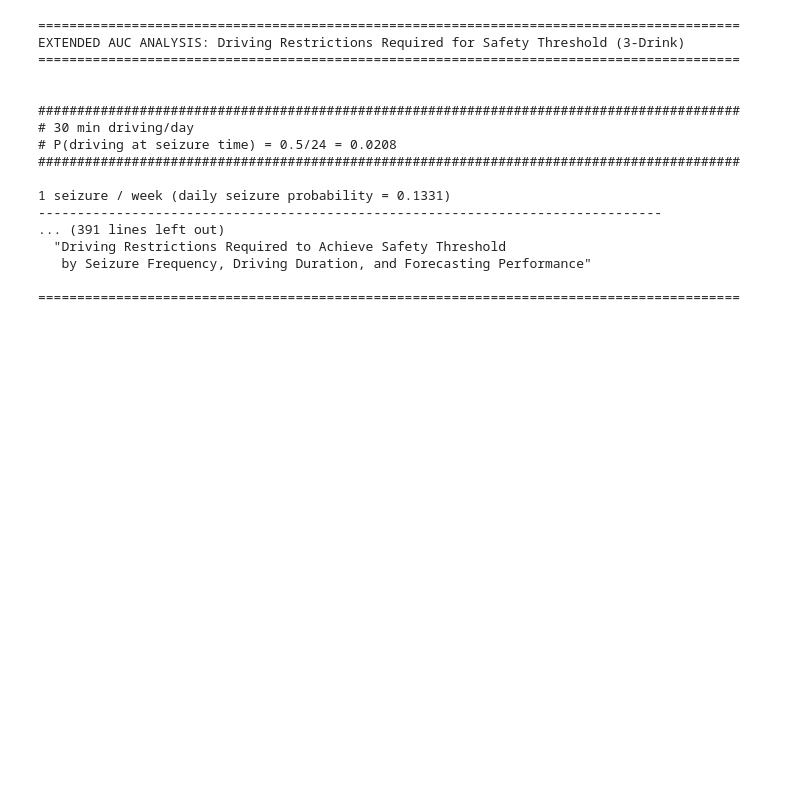
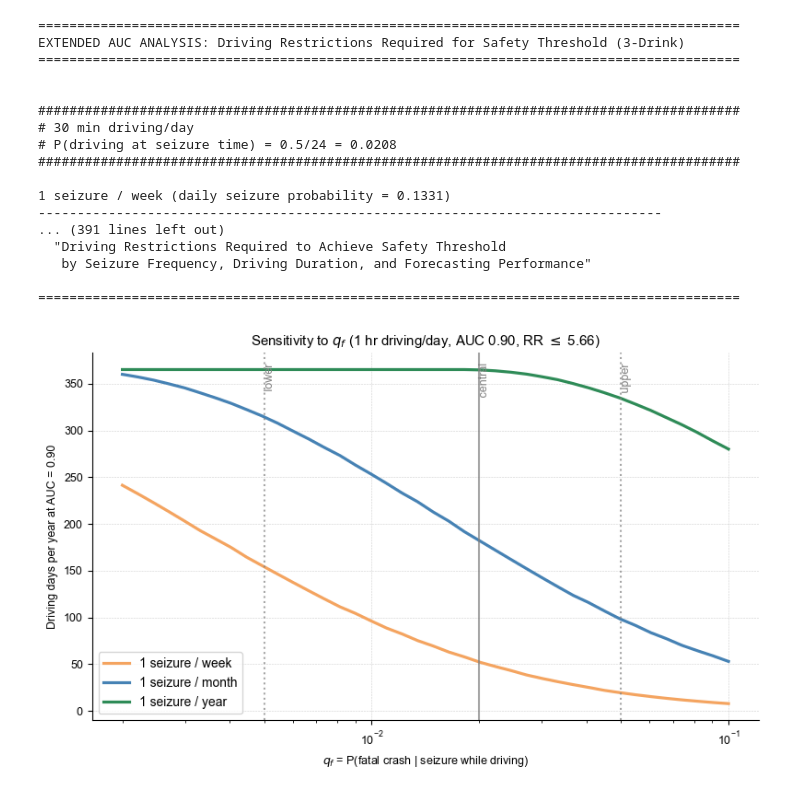
Before and after one commit to bdsp-core/seizure_forecasting_crash_analysis, a Jupyter notebook: crashes_vs_TiW.ipynb, the cells around one changed output. Cells and saved outputs as stored; diff of their text form; code cells hidden in the pictures; blank space fills up the shorter version.

```diff
--- a/crashes_vs_TiW.ipynb
+++ b/crashes_vs_TiW.ipynb
@@ -1398,3 +1030,80 @@ EXTENDED AUC ANALYSIS: Driving Restrictions Required for Safety Threshold (3-Dri
    by Seizure Frequency, Driving Duration, and Forecasting Performance"
 
 ==========================================================================================
+# %%
+# -------------------------------------------------
+# Figure: sensitivity of driving days to q_f (at AUC 0.90, 1 hr/day)
+# q_f = P(fatal crash | seizure while driving) is the most uncertain
+# parameter; we sweep its defensible range [0.005, 0.05].
+# -------------------------------------------------
+import numpy as np
+import matplotlib.pyplot as plt
+from scipy.stats import norm
+
+LAMBDA_F = 4.5e-7
+RR_THRESHOLD = 2**(0.05/0.02)   # BAC 0.05% safety threshold (~5.66x)
+DRIVING_HOURS_QF = 1.0
+
+R_qf = [1/7, 1/30, 1/365]
+R_qf_labels = ['1 seizure / week', '1 seizure / month', '1 seizure / year']
+colors_qf = {
+    '1 seizure / week':  '#F4A460',
+    '1 seizure / month': '#4682B4',
+    '1 seizure / year':  '#2E8B57',
+}
+
+def driving_days_qf(auc, p_seiz, q_f, D=DRIVING_HOURS_QF):
+    m = np.sqrt(2) * norm.ppf(auc)
+    th = np.linspace(-10, 10, 2000)
+    sens = norm.cdf(m - th)
+    fpr = 1 - norm.cdf(th)
+    num = norm.cdf(th - m) * p_seiz
+    den = num + norm.cdf(th) * (1 - p_seiz)
+    p_safe = num / den
+    B = D * LAMBDA_F
+    p_drive = D / 24
+    F_seiz = p_drive * q_f + (1 - p_drive) * B
+    F_safe = p_safe * F_seiz + (1 - p_safe) * B
+    rr = F_safe / B
+    p_warn = sens * p_seiz + fpr * (1 - p_seiz)
+    days_warn = p_warn * 365
+    idx = np.argsort(days_warn)
+    dw, rr, s, f = days_warn[idx], rr[idx], sens[idx], fpr[idx]
+    below = np.where(rr < RR_THRESHOLD)[0]
+    if len(below) == 0:
+        return 0.0
+    k = below[0]
+    pw = s[k] * p_seiz + f[k] * (1 - p_seiz)
+    return (1 - pw) * 365
+
+qf_grid = np.logspace(np.log10(0.002), np.log10(0.10), 40)
+fig, ax = plt.subplots(figsize=(8, 5))
+for r, lab in zip(R_qf, R_qf_labels):
+    p = 1 - np.exp(-r)
+    days = [driving_days_qf(0.90, p, qf) for qf in qf_grid]
+    ax.plot(qf_grid, days, lw=2.3, color=colors_qf[lab], label=lab)
+
+for x, txt in [(0.005, 'lower'), (0.02, 'central'), (0.05, 'upper')]:
+    ax.axvline(x, ls=':' if txt != 'central' else '-', color='gray', alpha=0.7)
+    ax.text(x, 372, f' {txt}', fontsize=9, color='gray', rotation=90, va='top')
+
+ax.set_xscale('log')
+ax.set_xlabel(r'$q_f$ = P(fatal crash | seizure while driving)')
+ax.set_ylabel('Driving days per year at AUC = 0.90')
+ax.set_title('Sensitivity to $q_f$ (1 hr driving/day, AUC 0.90, RR $\\leq$ 5.66)')
+ax.grid(ls='--', lw=0.4, alpha=0.6)
+ax.legend(fontsize=10)
+ax.spines['top'].set_visible(False)
+ax.spines['right'].set_visible(False)
+plt.tight_layout()
+fig.savefig('Figure_qf_sensitivity.pdf', facecolor='white', bbox_inches='tight')
+fig.savefig('Figure_qf_sensitivity.png', facecolor='white', bbox_inches='tight', dpi=300)
+plt.show()
+
+print('q_f sensitivity (driving days/year at AUC 0.90, 1 hr/day):')
+for r, lab in zip(R_qf, R_qf_labels):
+    p = 1 - np.exp(-r)
+    row = [driving_days_qf(0.90, p, qf) for qf in [0.005, 0.02, 0.05]]
+    print(f'  {lab:18}: q_f=0.005 -> {row[0]:.0f}, q_f=0.02 -> {row[1]:.0f}, q_f=0.05 -> {row[2]:.0f}')
+# %% [output]
+[figure, added]
```
Also changed, not shown: parts of 4 cells of this notebook, 22 other files.
